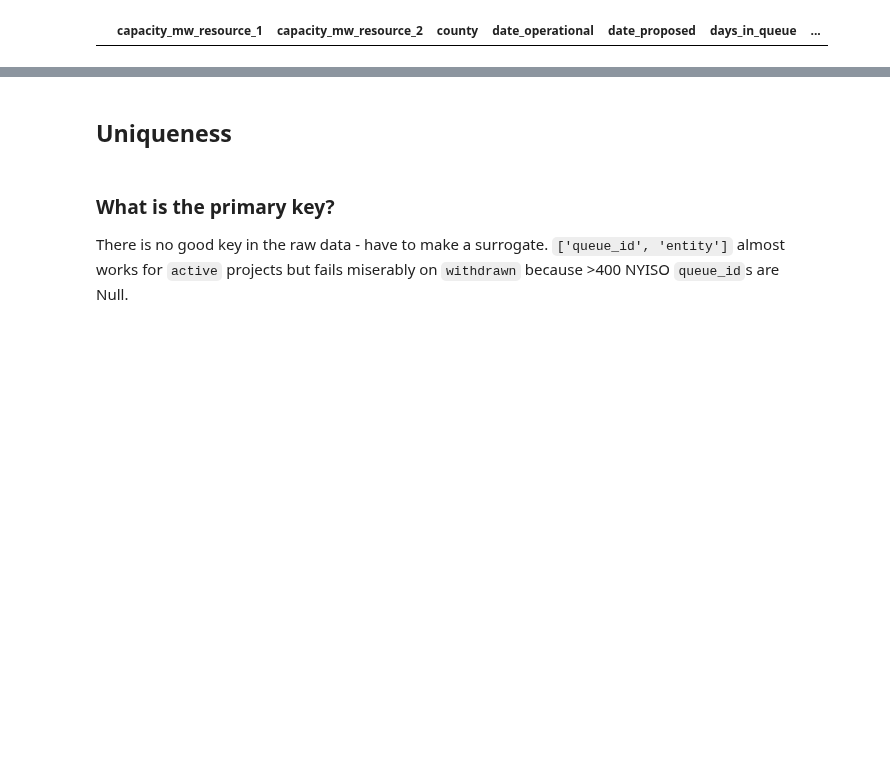
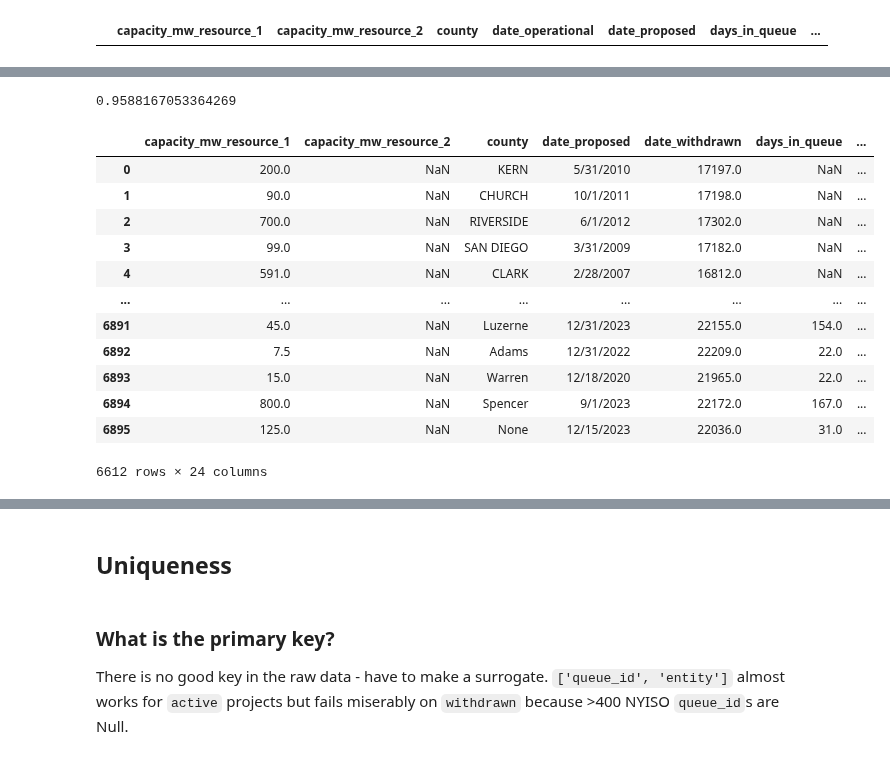
Before and after one commit to deployment-gap-model-education-fund/deployment-gap-model, a Jupyter notebook: notebooks/00-tpb-explore_ISO_queue_transforms.ipynb, the cells around one changed output, grey strips where cells are left out. Drawn from its saved outputs; the diff is of its cells as text; code cells hidden in the pictures; blank space fills up the shorter version.

```diff
--- a/notebooks/00-tpb-explore_ISO_queue_transforms.ipynb
+++ b/notebooks/00-tpb-explore_ISO_queue_transforms.ipynb
@@ -419,0 +604,22 @@ non_state[2]
+# %%
+check = ((withdrawn['year_withdrawn'] != withdrawn['date_withdrawn_parsed'].dt.year) &
+         (withdrawn['date_withdrawn_parsed'].notna() & withdrawn['year_withdrawn'].notna()))
+check.mean()
+# %% [output]
+0.9588167053364269
+# %%
+withdrawn.loc[check]
+# %% [output]
+|  | capacity_mw_resource_1 | capacity_mw_resource_2 | county | date_proposed | date_withdrawn | days_in_queue | ... |
+| 0 | 200.0 | NaN | KERN | 5/31/2010 | 17197.0 | NaN | ... |
+| 1 | 90.0 | NaN | CHURCH | 10/1/2011 | 17198.0 | NaN | ... |
+| 2 | 700.0 | NaN | RIVERSIDE | 6/1/2012 | 17302.0 | NaN | ... |
+| 3 | 99.0 | NaN | SAN DIEGO | 3/31/2009 | 17182.0 | NaN | ... |
+| 4 | 591.0 | NaN | CLARK | 2/28/2007 | 16812.0 | NaN | ... |
+| ... | ... | ... | ... | ... | ... | ... | ... |
+| 6891 | 45.0 | NaN | Luzerne | 12/31/2023 | 22155.0 | 154.0 | ... |
+| 6892 | 7.5 | NaN | Adams | 12/31/2022 | 22209.0 | 22.0 | ... |
+| 6893 | 15.0 | NaN | Warren | 12/18/2020 | 21965.0 | 22.0 | ... |
+| 6894 | 800.0 | NaN | Spencer | 9/1/2023 | 22172.0 | 167.0 | ... |
+| 6895 | 125.0 | NaN | None | 12/15/2023 | 22036.0 | 31.0 | ... |
+6612 rows × 24 columns
```
Also changed, not shown: parts of 69 cells of this notebook, 1 other file.
